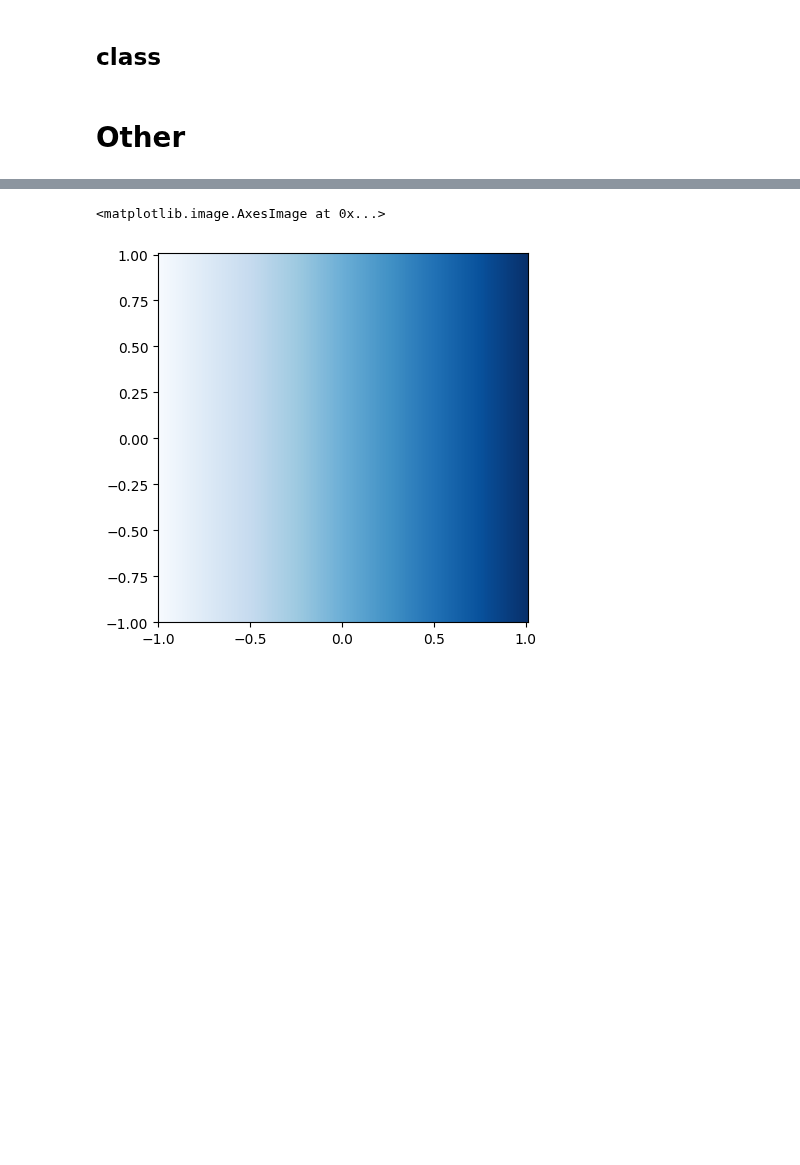
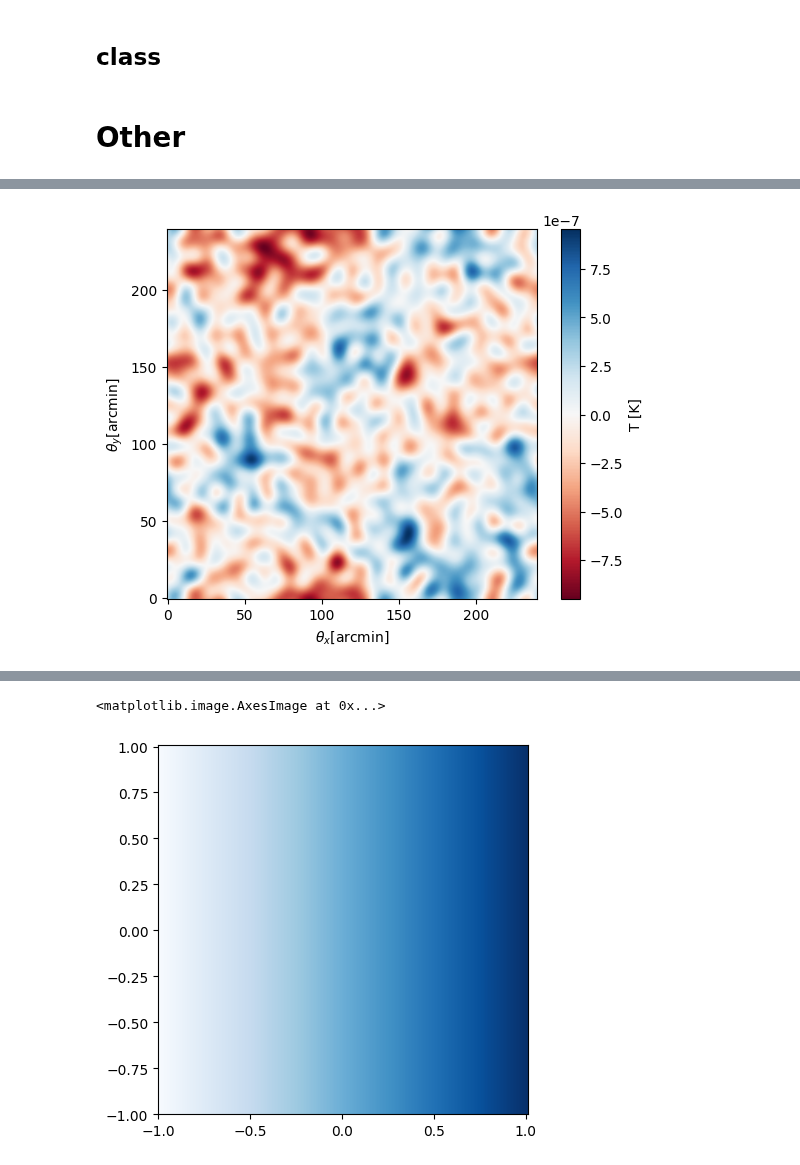
Before and after one commit to jzimm24/research-intern-AIfA, a Jupyter notebook: notebookes/cmb-maps.ipynb, the cells around one changed output, grey strips where cells are left out. Cells and saved outputs as stored; diff of their text form; code cells hidden in the pictures; blank space fills up the shorter version.

```diff
--- a/notebookes/cmb-maps.ipynb
+++ b/notebookes/cmb-maps.ipynb
@@ -1001,0 +1037,4 @@ NameError: name 'testLens1' is not defined
+# %%
+background.plot_gaussian_random_field()
+# %% [output]
+[figure, added]
```
Also changed, not shown: parts of 8 cells of this notebook, 1 other file.
